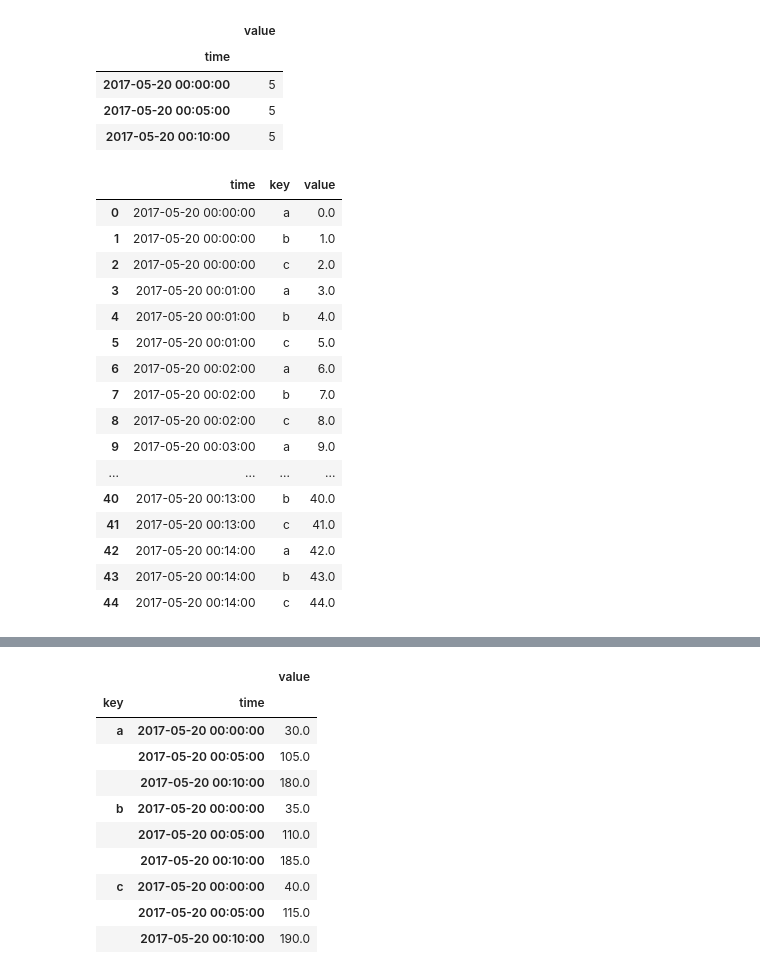
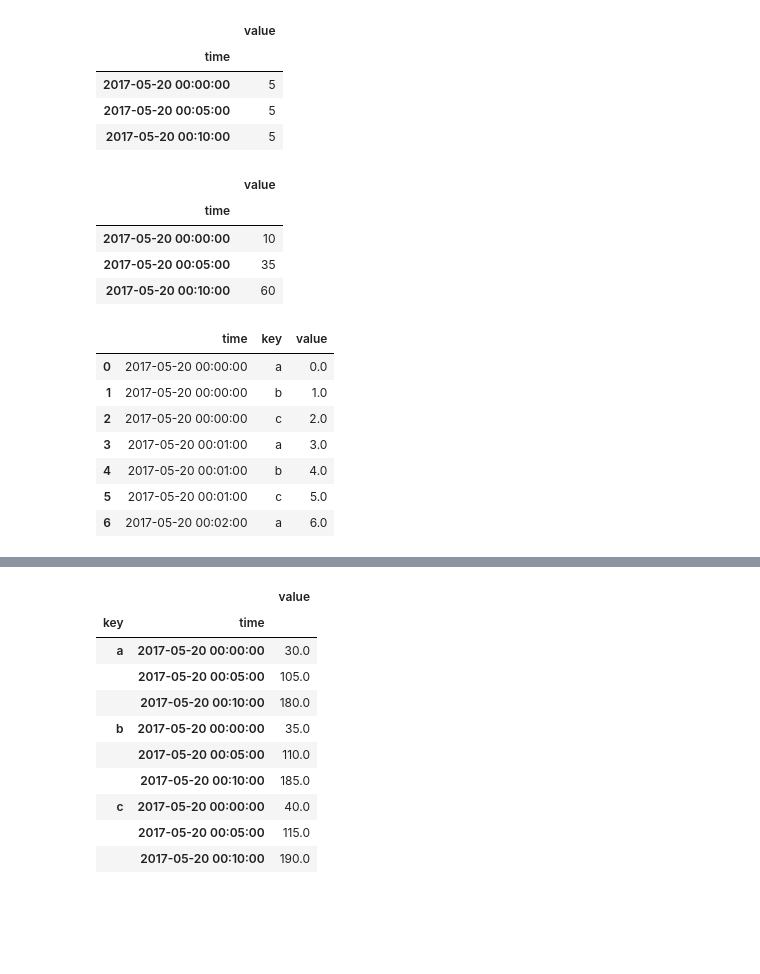
Before and after one commit to BoyuanLi-Steven/Python-For-Data-Analysis-2nd, a Jupyter notebook: Chapter 12. Advanced pandas.ipynb, the cells around one changed output, grey strips where cells are left out. Drawn from its saved outputs; the diff is of its cells as text; code cells hidden in the pictures; blank space fills up the shorter version.

```diff
--- a/Chapter 12. Advanced pandas.ipynb
+++ b/Chapter 12. Advanced pandas.ipynb
@@ -511,11 +626,19 @@ df.set_index('time').resample('5min').count()
 | 2017-05-20 00:00:00 | 5 |
 | 2017-05-20 00:05:00 | 5 |
 | 2017-05-20 00:10:00 | 5 |
+# %%
+df.set_index('time').resample('5min').sum()
+# %% [output]
+|  | value |
+| time |  |
+| 2017-05-20 00:00:00 | 10 |
+| 2017-05-20 00:05:00 | 35 |
+| 2017-05-20 00:10:00 | 60 |
 # %%
 df2 = pd.DataFrame({'time': times.repeat(3),
                     'key': np.tile(['a','b','c'],N),
                     'value': np.arange(N * 3.)})
-df2
+df2[:7]
 # %% [output]
 |  | time | key | value |
 | 0 | 2017-05-20 00:00:00 | a | 0.0 |
@@ -525,12 +648,3 @@ df2
 | 4 | 2017-05-20 00:01:00 | b | 4.0 |
 | 5 | 2017-05-20 00:01:00 | c | 5.0 |
 | 6 | 2017-05-20 00:02:00 | a | 6.0 |
-| 7 | 2017-05-20 00:02:00 | b | 7.0 |
-| 8 | 2017-05-20 00:02:00 | c | 8.0 |
-| 9 | 2017-05-20 00:03:00 | a | 9.0 |
-| ... | ... | ... | ... |
-| 40 | 2017-05-20 00:13:00 | b | 40.0 |
-| 41 | 2017-05-20 00:13:00 | c | 41.0 |
-| 42 | 2017-05-20 00:14:00 | a | 42.0 |
-| 43 | 2017-05-20 00:14:00 | b | 43.0 |
-| 44 | 2017-05-20 00:14:00 | c | 44.0 |
```
Also changed, not shown: parts of 36 cells of this notebook.
